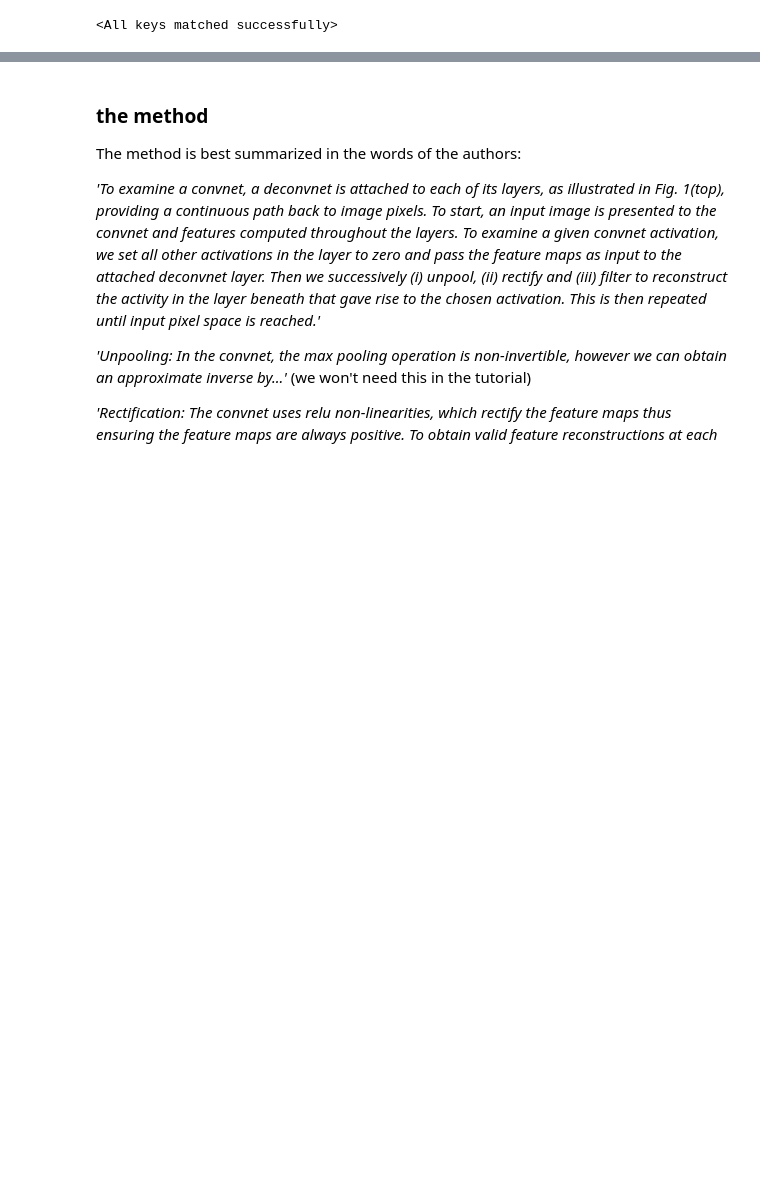
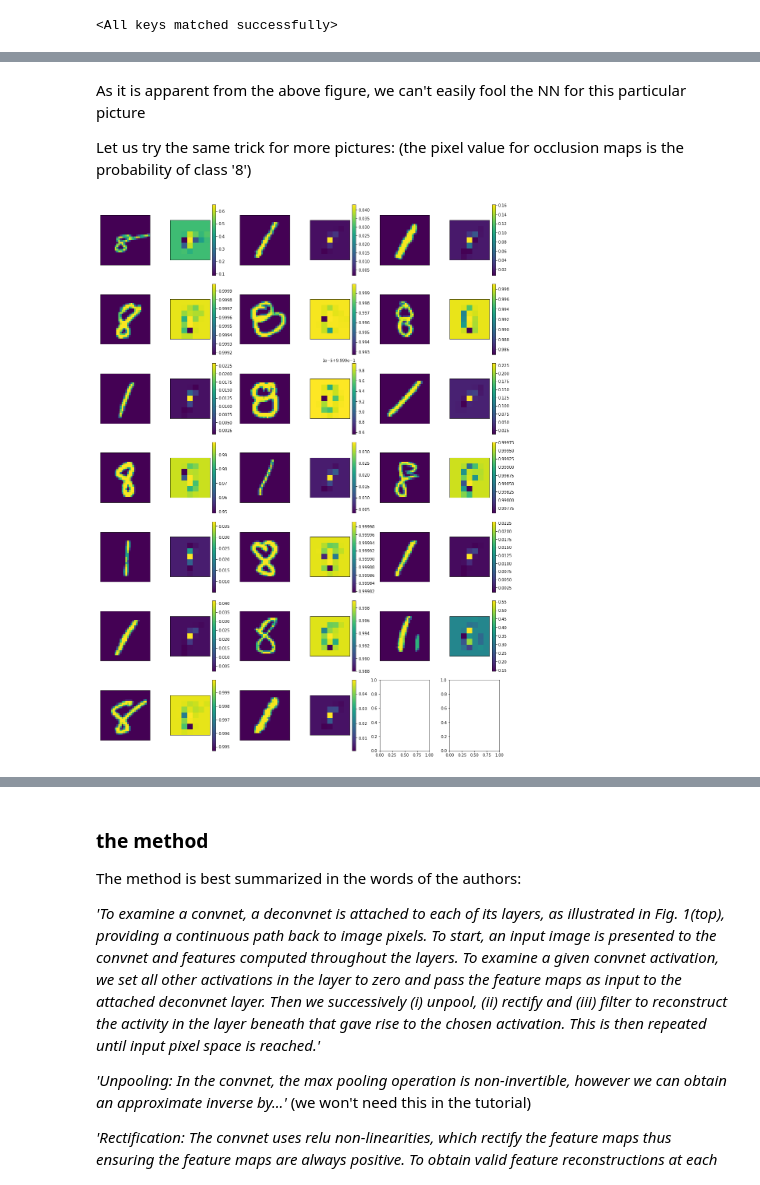
Before and after one commit to mathysgrapotte/deepexplain, a Jupyter notebook: occlusion_deconv.ipynb, the cells around one changed output, grey strips where cells are left out. Saved outputs shown, nothing was run; the diff lists cells and outputs as text; code cells hidden in the pictures; blank space fills up the shorter version.

```diff
--- a/occlusion_deconv.ipynb
+++ b/occlusion_deconv.ipynb
@@ -106,0 +113,30 @@ plt.show()
+# %% [markdown]
+As it is apparent from the above figure, we can't easily fool the NN for this particular picture
+
+Let us try the same trick for more pictures: (the pixel value for occlusion maps is the probability of class '8')
+# %%
+n=20
+width=6
+height=n//3+1
+figsize=(15,20)
+
+fig,axes = plt.subplots(height,width,sharex=False,sharey=False,figsize=figsize)
+
+for i in range(n):
+
+    image=next(iter(test_dataloader))[0][0]
+
+    axes[i%height,2*(i//height)].imshow(image)
+    axes[i%height,2*(i//height)].set_xticks([])
+    axes[i%height,2*(i//height)].set_yticks([])
+
+    _im=axes[i%height,2*(i//height)+1].imshow(occ_map_7by7(image))
+    _ax=axes[i%height,2*(i//height)+1]
+    _ax.set_xticks([])
+    _ax.set_yticks([])
+    fig.colorbar(_im,ax=_ax)
+
+plt.tight_layout()
+plt.show()
+# %% [output]
+[figure, added]
```
Also changed, not shown: parts of 123 cells of this notebook.
